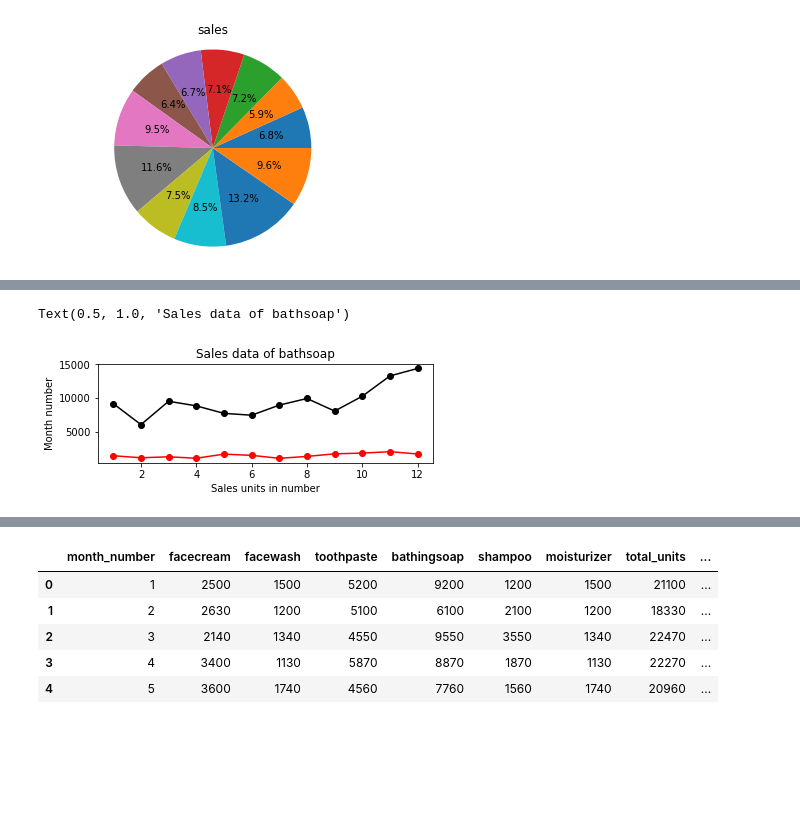
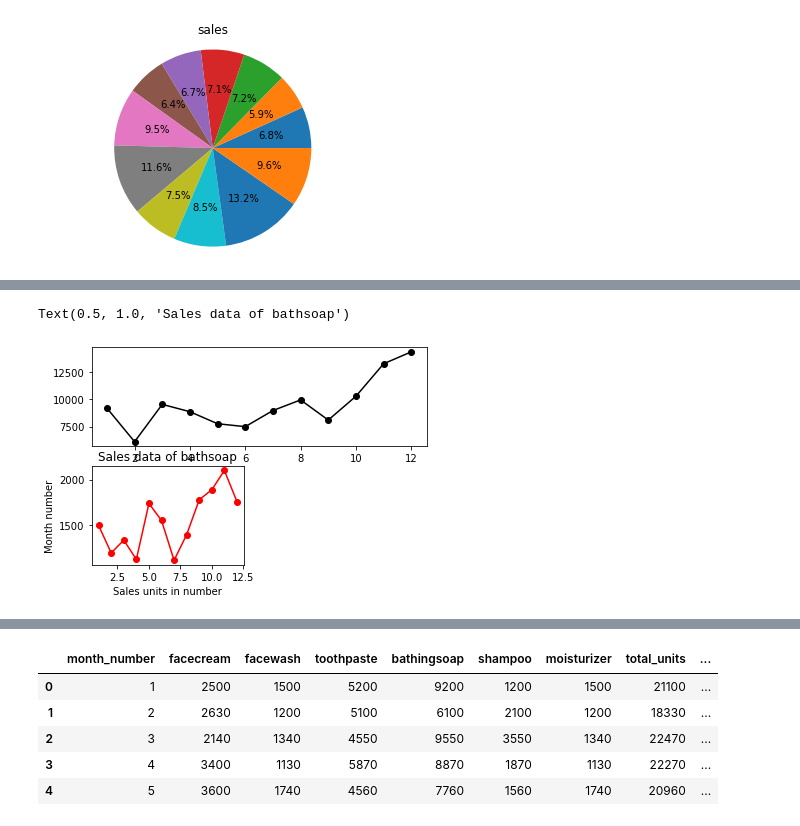
Before and after one commit to sardorick/strive_practice, a Jupyter notebook: 09. Matplotlib/Matplotlib_exercises.ipynb, the cells around one changed output, grey strips where cells are left out. Drawn from its saved outputs; the diff is of its cells as text; code cells hidden in the pictures; blank space fills up the shorter version.

```diff
--- a/09. Matplotlib/Matplotlib_exercises.ipynb
+++ b/09. Matplotlib/Matplotlib_exercises.ipynb
@@ -185,15 +185,16 @@ The Subplot should look like this:
 # %%
 # Write your code here
 fig, axes = plt.subplots(1,2)
 plt.subplot(2, 1, 1)
 plt.plot(df['month_number'], df['bathingsoap'], color='black', marker='o', label='bathsoap')
+plt.subplot(2, 2, 3)
 plt.plot(df['month_number'], df['facewash'], color='red', marker='o', label='facewash')
 plt.xlabel('Sales units in number')
 plt.ylabel('Month number')
 plt.title('Sales data of bathsoap')
 # %% [output]
 Text(0.5, 1.0, 'Sales data of bathsoap')
-[figure, old version]
+[figure, new version]
 # %% [markdown]
 ### Exercise 10: Read all product sales data and show it using the stack plot.
 The Stack plot should look like this:
```
